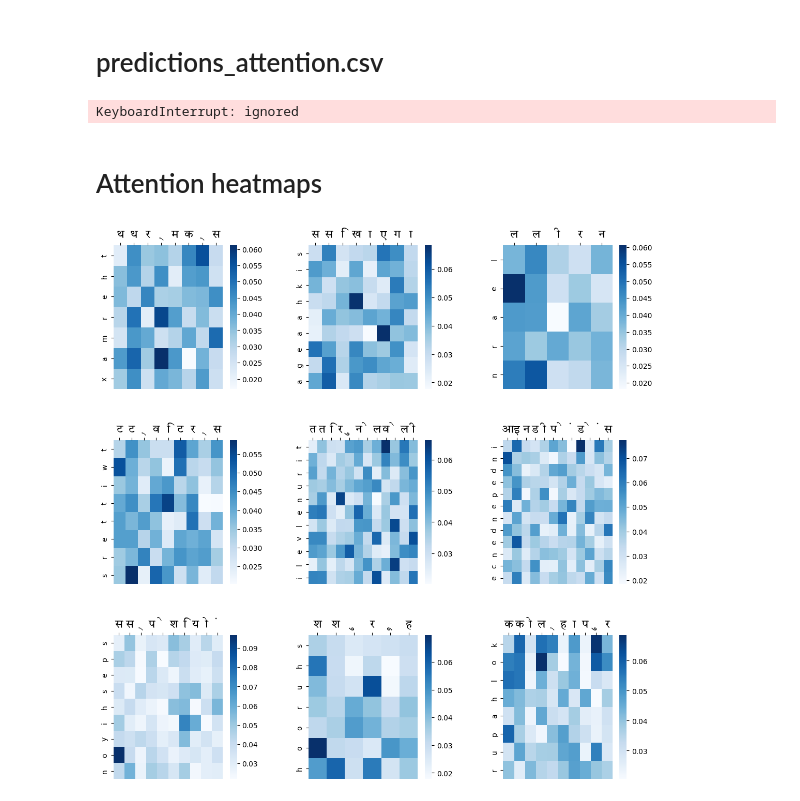
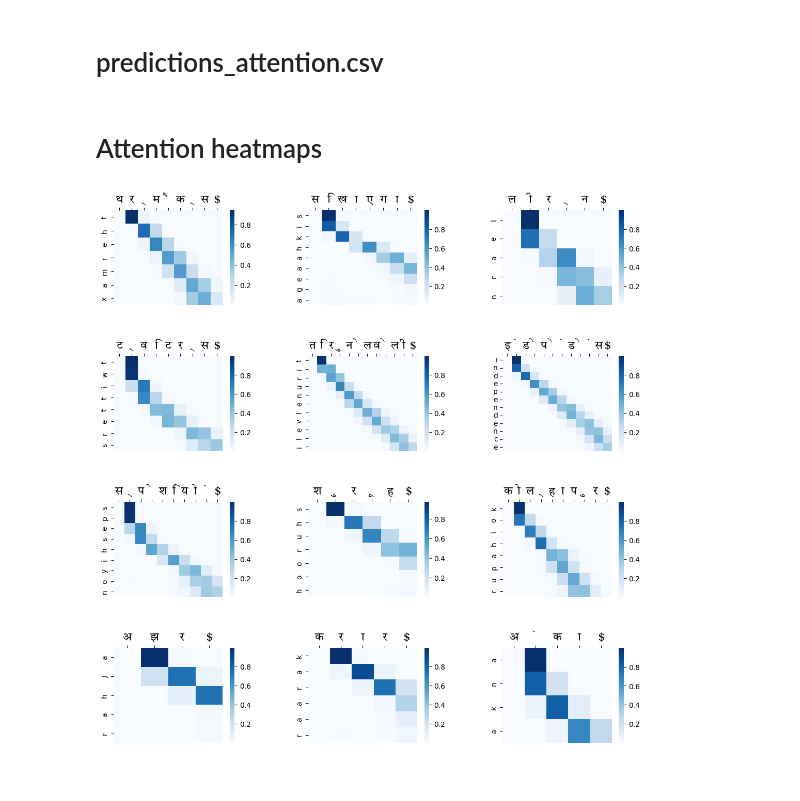
Before and after one commit to saisreeram-p/CS6910-Assignment03, a Jupyter notebook: DL_3.ipynb, the cells around one changed output. Cells and saved outputs as stored; diff of their text form; code cells hidden in the pictures.

```diff
--- a/DL_3.ipynb
+++ b/DL_3.ipynb
@@ -661,7 +705,7 @@ for i in range(0,len(data)):
   for num in output_:
     if (num == 0): break
     lang_word += lang_chars_num[num.item()]
-  rows.append([data1[i][0],data1[i][1],lang_word ])
+  rows.append([data1[i][0],data1[i][1],lang_word[1:] ])
 
 cols = ['Input', 'Expected', 'Predicted']
 
@@ -1087,9 +1166,12 @@ NameError: ignored
 # %%
 # Model Initialization
 
+train_dataloader = DataLoader(train_data_pairs, batch_size=64, shuffle=True)
+val_dataloader = DataLoader(val_data_pairs, batch_size=64, shuffle=False)
+
 model = Attn2seq(input_size = len(latin_chars), output_size = len(lang_chars),
-                embedding_size = 256, hidden_size = 256,encoder_layer_size = 3,
-                decoder_layer_size = 3,cell_type = nn.LSTM,
+                embedding_size = 16, hidden_size = 256,encoder_layer_size = 1,
+                decoder_layer_size = 1,cell_type = nn.LSTM,
                 beam_width = 1,dropout= 0.2,
                 bidirectional =True ,learning_rate = 0.001)
 # Device Selection
@@ -1098,7 +1180,7 @@ model.to(device)
 
 # Trainer Initialization
 
-trainer = pl.Trainer(max_epochs = 20)
+trainer = pl.Trainer(max_epochs = 15)
 trainer.fit(model, train_dataloader,val_dataloader)
 # %% [output]
 INFO:pytorch_lightning.utilities.rank_zero:GPU available: True (cuda), used: True
@@ -1134,7 +1237,7 @@ model = model.to(device)
 for i in range(0,len(data)):
   # model.eval()
   word =  [2]+[latin_chars.get(char,latin_chars['<UNK>']) for char in data1[i][0]] + [0]*(latin_max_length - len(data1[i][0]))+[3]
-  latin_tensor = torch.tensor(word).to(device)
+  latin_tensor = torch.tensor(word[:latin_max_length+2]).to(device)
   latin_tensor = latin_tensor.view(-1,latin_max_length+2).to(device)
   output,attn_weights = model.forward(latin_tensor,tf=0)
   lang_word = ""
@@ -1142,7 +1245,7 @@ for i in range(0,len(data)):
   for num in output_:
     if (num == 0): break
     lang_word += lang_chars_num[num.item()]
-  rows.append([data1[i][0],data1[i][1],lang_word ])
+  rows.append([data1[i][0],data1[i][1],lang_word[1:] ])
 
 cols = ['Input', 'Expected', 'Predicted']
 
@@ -1151,8 +1254,6 @@ with open("predictions_attention.csv","w") as csvfile:
   writer = csv.writer(csvfile)
   writer.writerow(cols)
   writer.writerows(rows)
-# %% [output]
-KeyboardInterrupt: ignored
 # %% [markdown]
 # Attention heatmaps
 # %%
@@ -1169,7 +1270,7 @@ input_w = []
 model = model.to(device)
 
 # Preprocess the data for each index from 0 to 9
-for i in range(0,10):
+for i in range(0,100):
   word =  [2]+[latin_chars.get(char,latin_chars['<UNK>']) for char in data1[i][0]] + [0]*(latin_max_length - len(data1[i][0]))+[3]
   rows.append(word)
   input_w.append(data1[i][0])
@@ -1198,32 +1299,38 @@ output = np.array(output)
 attn_weights = attn_weights.permute(1,0,2)
 # %%
 # Create a figure with a 3x3 grid and set the size to 12x12 inches
-fig, axes = plt.subplots(3, 3, figsize=(12, 12))
+fig, axes = plt.subplots(4, 3, figsize=(12, 12))
 
 # Adjust the spacing between subplots
 fig.tight_layout(pad=5.0)
 
 # Flatten the axes into a 1-dimensional array
 axes = axes.ravel()
 
 # Iterate over each index up to 9
-for i in range(0,9):
+for i in range(0,12):
     # Get the attention weights for the corresponding input word
     attn_weight = attn_weights[i].cpu().detach().numpy()
-    attn_weight = attn_weight[1:len(input_w[i]) + 1,:len(output[i])]
+    attn_weight = attn_weight[1:len(input_w[i]) + 1,2:len(output[i])+2]
     # Plot the attention weights as a heatmap on the current axis
-    sns.heatmap(attn_weight, ax=axes[i], cmap='Blues')
+    sns.heatmap(attn_weight, ax=axes[i],cmap= "Blues")
 
     # Set the y-axis tick labels to the input words
     axes[i].set_yticklabels(input_w[i])
 
     # Set the x-axis tick labels to the output words
-    axes[i].set_xticklabels(output[i], fontproperties=hindi_font, fontdict={'fontsize': 16})
+    axes[i].set_xticklabels(output[i][1:]+'$', fontproperties=hindi_font, fontdict={'fontsize': 16})
 
     # Move the x-axis ticks to the top of the heatmap
     axes[i].xaxis.tick_top()
+
+fig.canvas.draw()
+image = np.frombuffer(fig.canvas.tostring_rgb(), dtype=np.uint8)
+image = image.reshape(fig.canvas.get_width_height()[::-1] + (3,))
+
+# wandb.log({"attention_heatmap_final": wandb.Image(image)})
 # %% [output]
-[figure, old version]
+[figure, new version]
 # %%
 !python train.py
 # %% [output]
```
Also changed, not shown: parts of 14 cells of this notebook.
